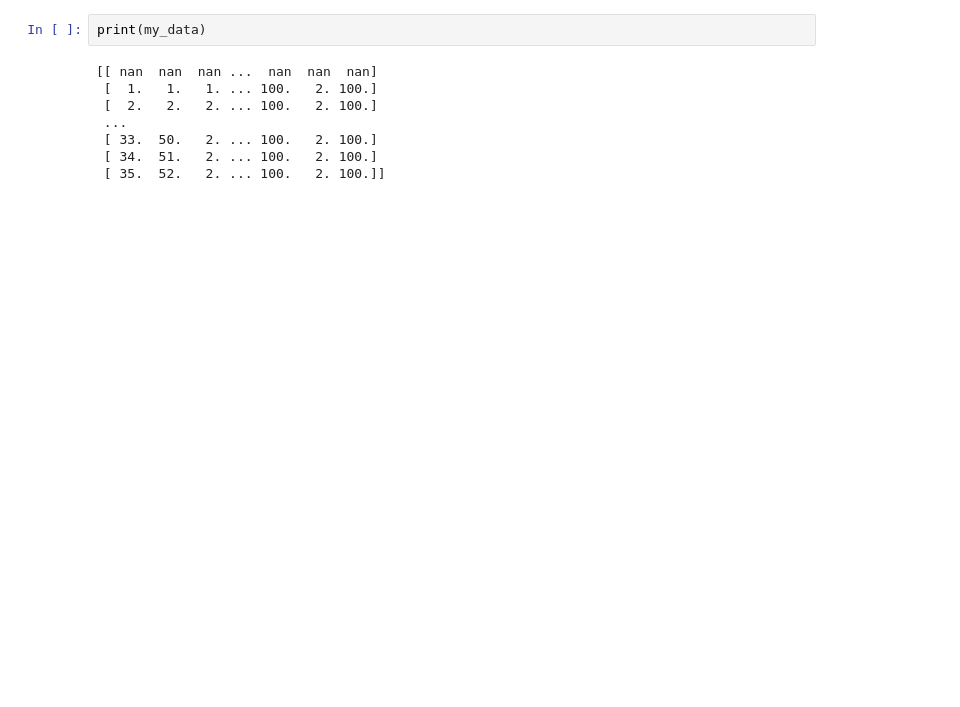
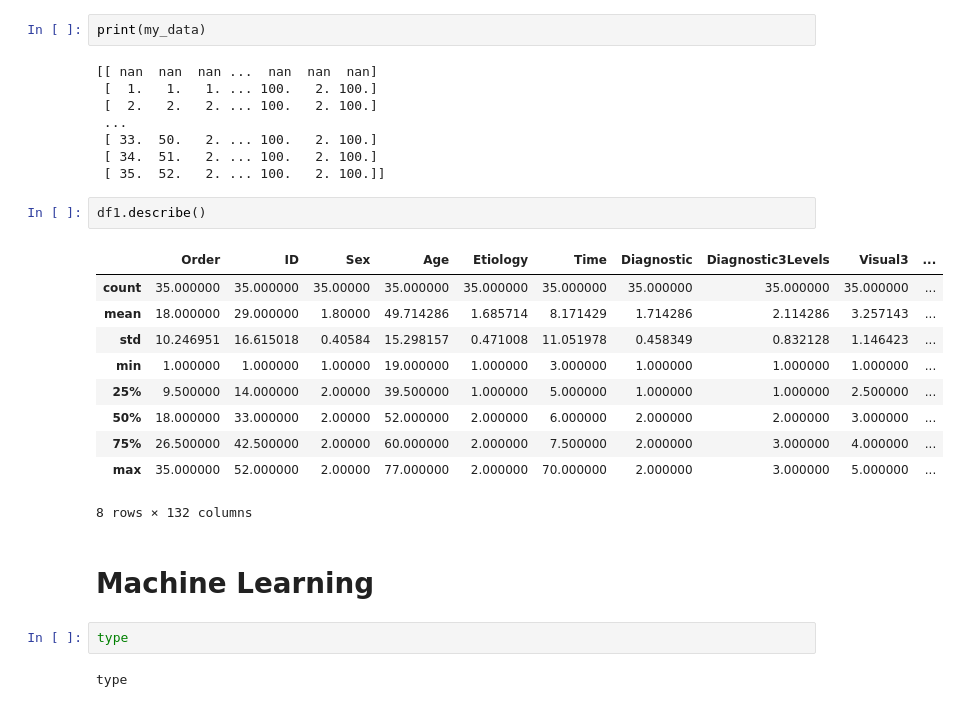
Before and after one commit to Camolas/ML_DOC, a Jupyter notebook: InitialExperiments/Experiências.ipynb, the cells around one changed output. Saved outputs shown, nothing was run; the diff lists cells and outputs as text; blank space fills up the shorter version.

```diff
--- a/InitialExperiments/Experiências.ipynb
+++ b/InitialExperiments/Experiências.ipynb
@@ -43,3 +41,22 @@ print(my_data)
  [ 33.  50.   2. ... 100.   2. 100.]
  [ 34.  51.   2. ... 100.   2. 100.]
  [ 35.  52.   2. ... 100.   2. 100.]]
+# %%
+df1.describe()
+# %% [output]
+|  | Order | ID | Sex | Age | Etiology | Time | Diagnostic | Diagnostic3Levels | Visual3 | ... |
+| count | 35.000000 | 35.000000 | 35.00000 | 35.000000 | 35.000000 | 35.000000 | 35.000000 | 35.000000 | 35.000000 | ... |
+| mean | 18.000000 | 29.000000 | 1.80000 | 49.714286 | 1.685714 | 8.171429 | 1.714286 | 2.114286 | 3.257143 | ... |
+| std | 10.246951 | 16.615018 | 0.40584 | 15.298157 | 0.471008 | 11.051978 | 0.458349 | 0.832128 | 1.146423 | ... |
+| min | 1.000000 | 1.000000 | 1.00000 | 19.000000 | 1.000000 | 3.000000 | 1.000000 | 1.000000 | 1.000000 | ... |
+| 25% | 9.500000 | 14.000000 | 2.00000 | 39.500000 | 1.000000 | 5.000000 | 1.000000 | 1.000000 | 2.500000 | ... |
+| 50% | 18.000000 | 33.000000 | 2.00000 | 52.000000 | 2.000000 | 6.000000 | 2.000000 | 2.000000 | 3.000000 | ... |
+| 75% | 26.500000 | 42.500000 | 2.00000 | 60.000000 | 2.000000 | 7.500000 | 2.000000 | 3.000000 | 4.000000 | ... |
+| max | 35.000000 | 52.000000 | 2.00000 | 77.000000 | 2.000000 | 70.000000 | 2.000000 | 3.000000 | 5.000000 | ... |
+8 rows × 132 columns
+# %% [markdown]
+# Machine Learning
+# %%
+type
+# %% [output]
+type
```
Also changed, not shown: parts of 4 cells of this notebook.
